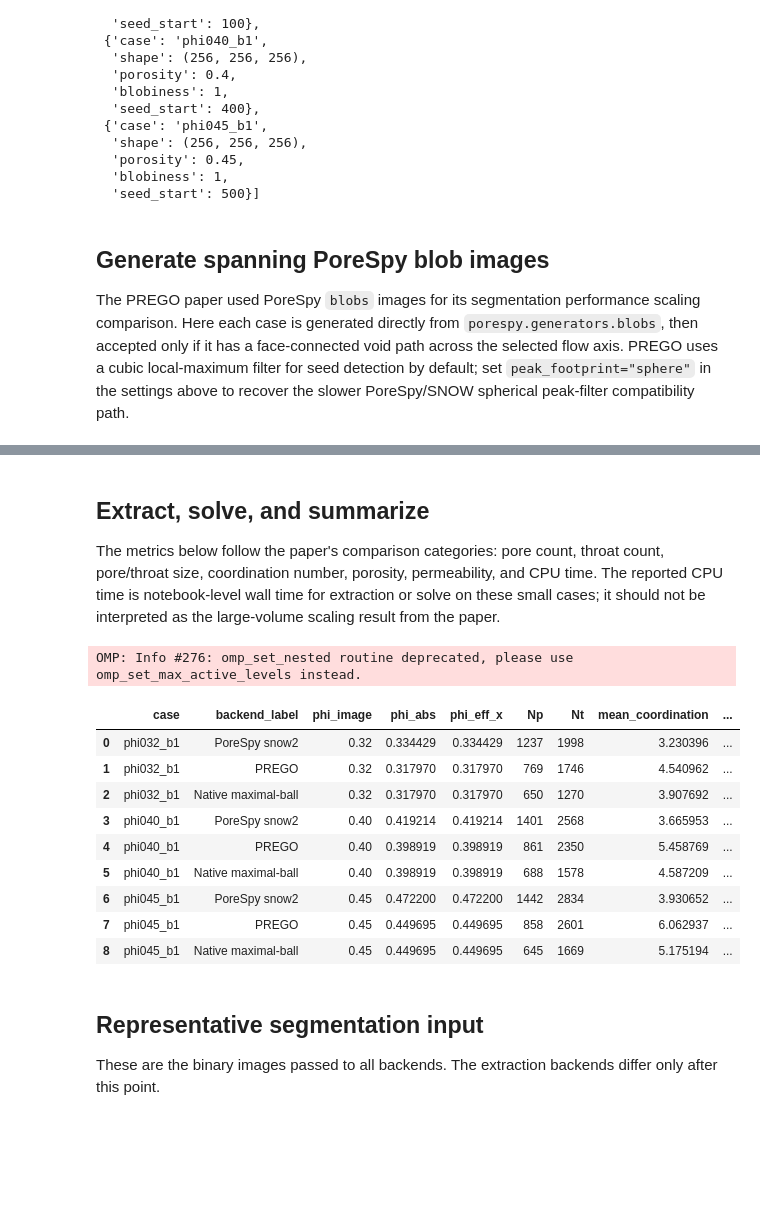
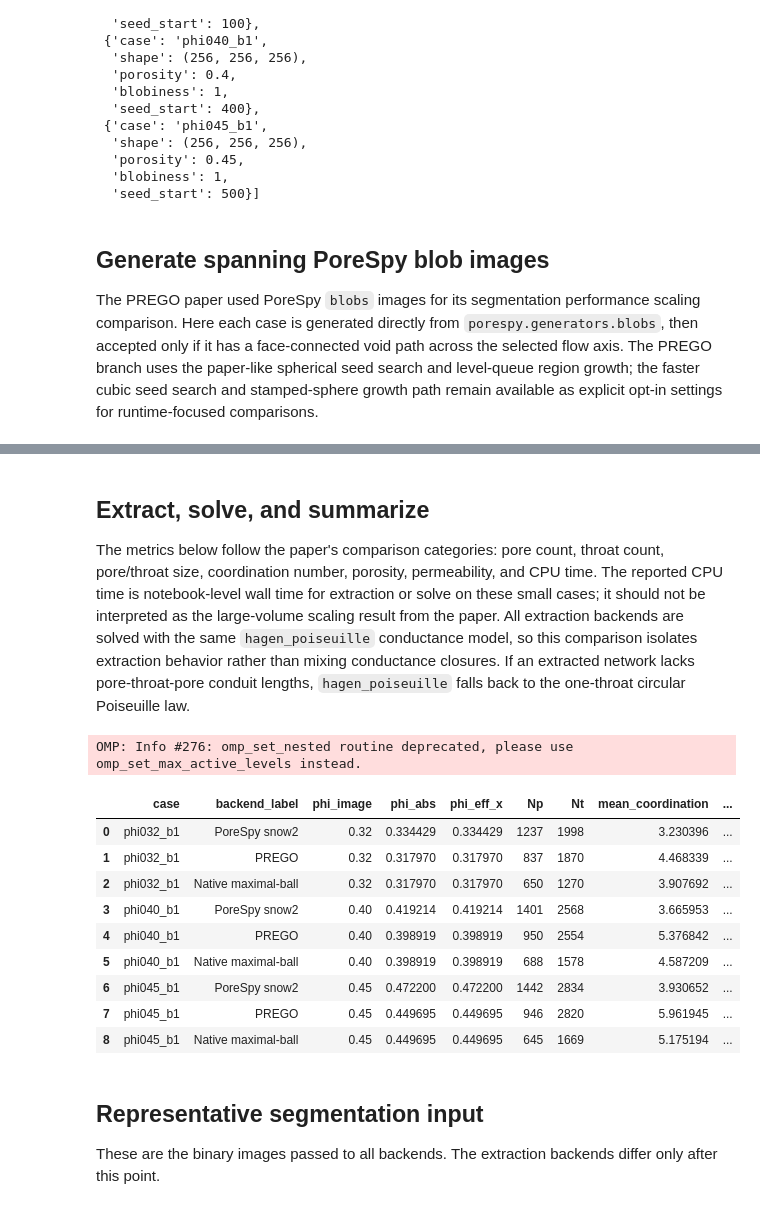
Before and after one commit to geomech-project/voids, a Jupyter notebook: notebooks/32_mwe_prego_blobs_backend_comparison.ipynb, the cells around one changed output, grey strips where cells are left out. Drawn from its saved outputs; the diff is of its cells as text; code cells hidden in the pictures; blank space fills up the shorter version.

```diff
--- a/notebooks/32_mwe_prego_blobs_backend_comparison.ipynb
+++ b/notebooks/32_mwe_prego_blobs_backend_comparison.ipynb
@@ -94,7 +94,7 @@ axis_index = 0
 voxel_size = 2.0e-6
 fluid = FluidSinglePhase(viscosity=1.0e-3)
 bc = PressureBC("inlet_xmin", "outlet_xmax", pin=1.0, pout=0.0)
-options = SinglePhaseOptions(conductance_model="valvatne_blunt", solver="direct")
+options = SinglePhaseOptions(conductance_model="hagen_poiseuille", solver="direct")
 
 sample_shape = (256, 256, 256)
 case_specs = [
@@ -134,7 +134,8 @@ backend_specs = [
             "settings": {
                 "r_max": 4,
                 "sigma": 0.4,
-                "peak_footprint": "cube",
+                "peak_footprint": "sphere",
+                "growth_mode": "level_queue",
                 "distance_map_backend": "scipy",
             },
         },
@@ -173,9 +174,10 @@ case_specs
 The PREGO paper used PoreSpy `blobs` images for its segmentation performance
 scaling comparison. Here each case is generated directly from
 `porespy.generators.blobs`, then accepted only if it has a face-connected void
-path across the selected flow axis. PREGO uses a cubic local-maximum filter for
-seed detection by default; set `peak_footprint="sphere"` in the settings above
-to recover the slower PoreSpy/SNOW spherical peak-filter compatibility path.
+path across the selected flow axis. The PREGO branch uses the paper-like
+spherical seed search and level-queue region growth; the faster cubic seed
+search and stamped-sphere growth path remain available as explicit opt-in
+settings for runtime-focused comparisons.
 # %%
 images: dict[str, np.ndarray] = {}
 image_rows: list[dict[str, object]] = []
@@ -226,7 +228,11 @@ The metrics below follow the paper's comparison categories: pore count, throat
 count, pore/throat size, coordination number, porosity, permeability, and CPU
 time. The reported CPU time is notebook-level wall time for extraction or
 solve on these small cases; it should not be interpreted as the large-volume
-scaling result from the paper.
+scaling result from the paper. All extraction backends are solved with the
+same `hagen_poiseuille` conductance model, so this comparison isolates
+extraction behavior rather than mixing conductance closures. If an extracted
+network lacks pore-throat-pore conduit lengths, `hagen_poiseuille` falls back
+to the one-throat circular Poiseuille law.
 # %%
 rows: list[dict[str, object]] = []
 constructions: dict[tuple[str, str], object] = {}
@@ -270,6 +276,7 @@ for case_name, image in images.items():
                 "backend": backend_spec["backend"],
                 "backend_label": backend_spec["label"],
                 "backend_version": construction.backend_version,
+                "conductance_model": options.conductance_model,
                 "shape": str(image.shape),
                 "phi_image": float(image.mean()),
                 "phi_abs": float(absolute_porosity(net)),
@@ -295,40 +302,40 @@ reference = summary_df.loc[
     summary_df["backend"] == "porespy", ["case", "Kx_m2", "Np", "Nt"]
 ]
 reference = reference.rename(
     columns={"Kx_m2": "Kx_snow2_m2", "Np": "Np_snow2", "Nt": "Nt_snow2"}
 )
 summary_df = summary_df.merge(reference, on="case", how="left")
 summary_df["Kx_ratio_to_snow2"] = summary_df["Kx_m2"] / summary_df["Kx_snow2_m2"]
 summary_df["Np_ratio_to_snow2"] = summary_df["Np"] / summary_df["Np_snow2"]
 summary_df["Nt_ratio_to_snow2"] = summary_df["Nt"] / summary_df["Nt_snow2"]
 
 display_columns = [
     "case",
     "backend_label",
     "phi_image",
     "phi_abs",
     "phi_eff_x",
     "Np",
     "Nt",
     "mean_coordination",
     "median_pore_diameter_m",
     "median_throat_diameter_m",
     "Kx_m2",
     "Kx_ratio_to_snow2",
     "extraction_seconds",
 ]
 summary_df.loc[:, display_columns]
 # %% [output]
 OMP: Info #276: omp_set_nested routine deprecated, please use omp_set_max_active_levels instead.
 |  | case | backend_label | phi_image | phi_abs | phi_eff_x | Np | Nt | mean_coordination | ... |
 | 0 | phi032_b1 | PoreSpy snow2 | 0.32 | 0.334429 | 0.334429 | 1237 | 1998 | 3.230396 | ... |
-| 1 | phi032_b1 | PREGO | 0.32 | 0.317970 | 0.317970 | 769 | 1746 | 4.540962 | ... |
+| 1 | phi032_b1 | PREGO | 0.32 | 0.317970 | 0.317970 | 837 | 1870 | 4.468339 | ... |
 | 2 | phi032_b1 | Native maximal-ball | 0.32 | 0.317970 | 0.317970 | 650 | 1270 | 3.907692 | ... |
 | 3 | phi040_b1 | PoreSpy snow2 | 0.40 | 0.419214 | 0.419214 | 1401 | 2568 | 3.665953 | ... |
-| 4 | phi040_b1 | PREGO | 0.40 | 0.398919 | 0.398919 | 861 | 2350 | 5.458769 | ... |
+| 4 | phi040_b1 | PREGO | 0.40 | 0.398919 | 0.398919 | 950 | 2554 | 5.376842 | ... |
 | 5 | phi040_b1 | Native maximal-ball | 0.40 | 0.398919 | 0.398919 | 688 | 1578 | 4.587209 | ... |
 | 6 | phi045_b1 | PoreSpy snow2 | 0.45 | 0.472200 | 0.472200 | 1442 | 2834 | 3.930652 | ... |
-| 7 | phi045_b1 | PREGO | 0.45 | 0.449695 | 0.449695 | 858 | 2601 | 6.062937 | ... |
+| 7 | phi045_b1 | PREGO | 0.45 | 0.449695 | 0.449695 | 946 | 2820 | 5.961945 | ... |
 | 8 | phi045_b1 | Native maximal-ball | 0.45 | 0.449695 | 0.449695 | 645 | 1669 | 5.175194 | ... |
 # %% [markdown]
 ## Representative segmentation input
```
Also changed, not shown: parts of 5 cells of this notebook, 12 other files.
